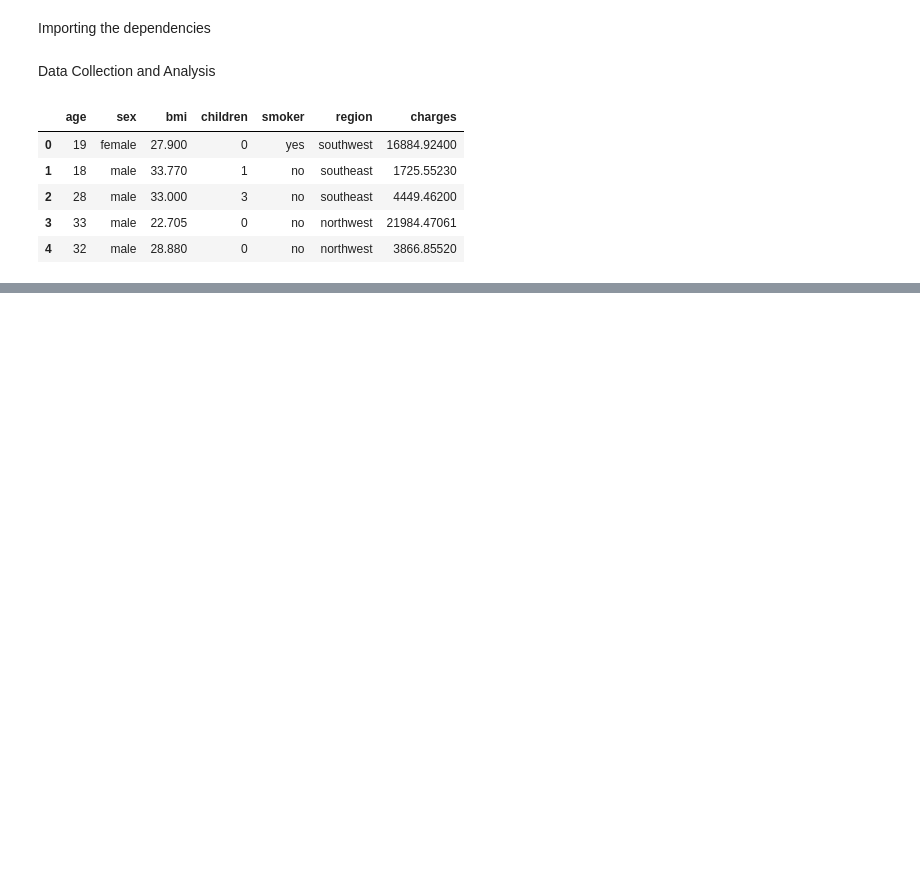
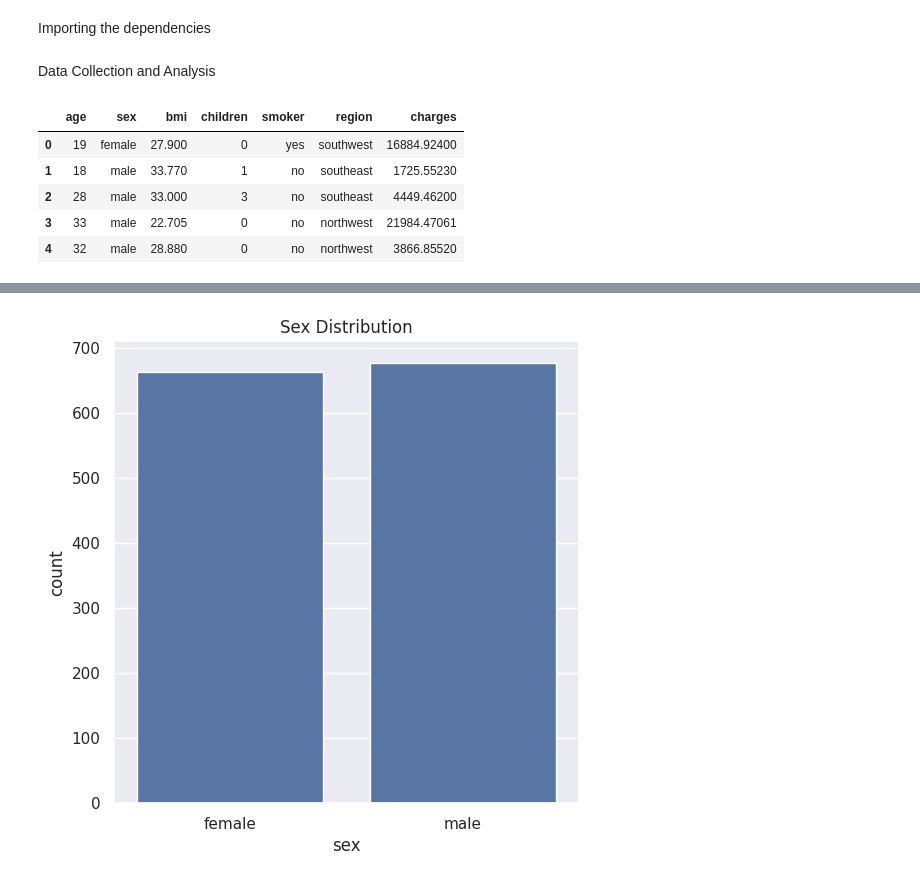
Before and after one commit to vishwajeet1024/Practice-Projects, a Jupyter notebook: Medical_Insurance_Cost_Prediction.ipynb, the cells around one changed output, grey strips where cells are left out. Cells and saved outputs as stored; diff of their text form; code cells hidden in the pictures; blank space fills up the shorter version.

```diff
--- a/Medical_Insurance_Cost_Prediction.ipynb
+++ b/Medical_Insurance_Cost_Prediction.ipynb
@@ -27,0 +103,8 @@ insurence_data.head()
+# %%
+# Gender column
+plt.figure(figsize=(6,6))
+sns.countplot(x='sex', data = insurence_data)
+plt.title('Sex Distribution')
+plt.show()
+# %% [output]
+[figure, added]
```
Also changed, not shown: parts of 35 cells of this notebook.
